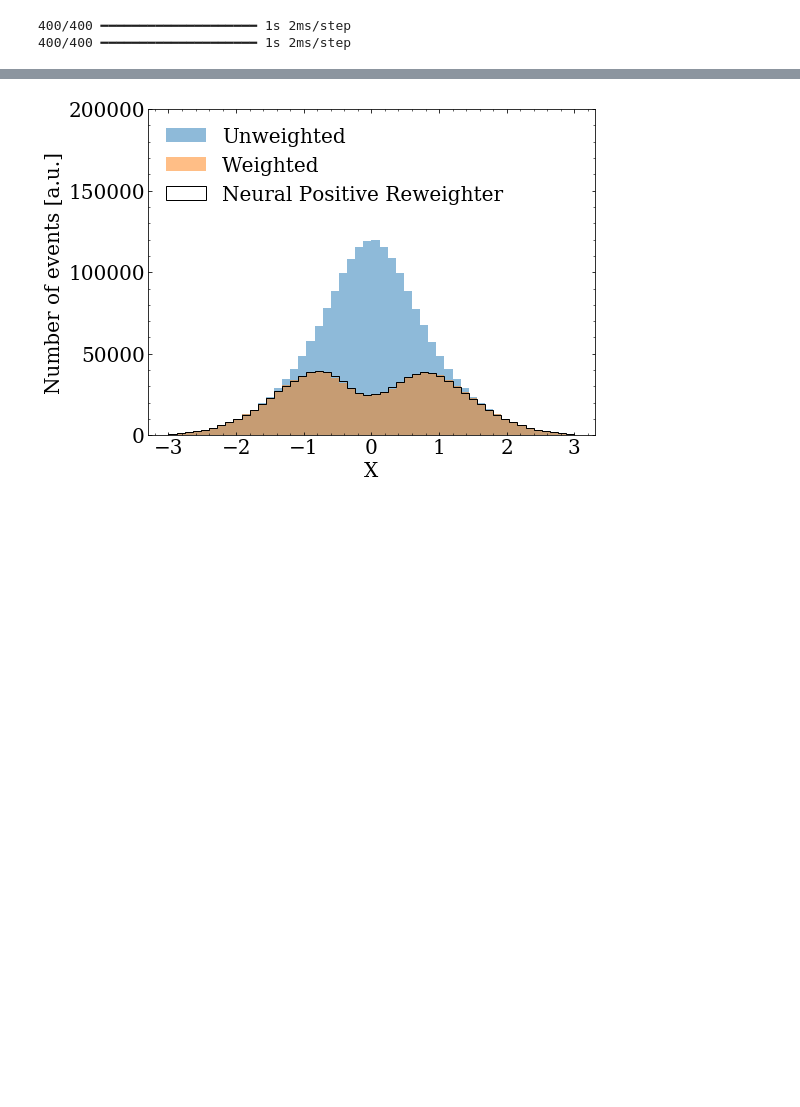
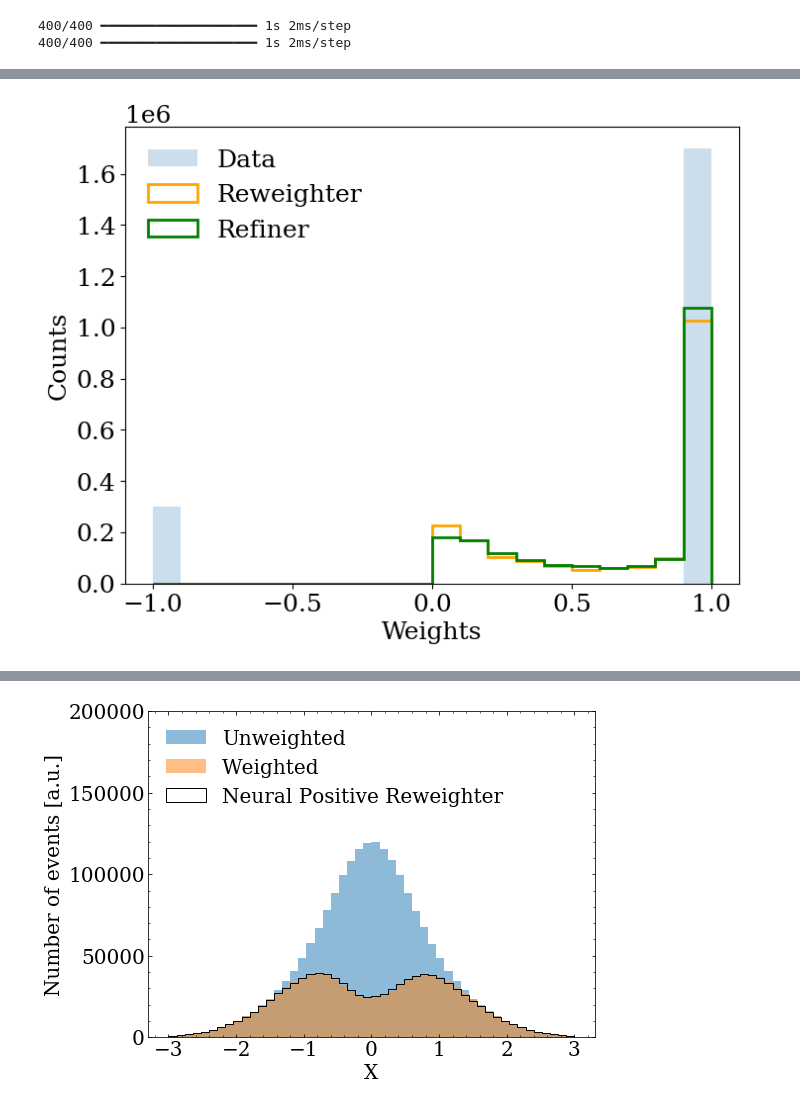
Before and after one commit to Nollde/weight_refiner, a Jupyter notebook: GaussianExample.ipynb, the cells around one changed output, grey strips where cells are left out. Drawn from its saved outputs; the diff is of its cells as text; code cells hidden in the pictures; blank space fills up the shorter version.

```diff
--- a/GaussianExample.ipynb
+++ b/GaussianExample.ipynb
@@ -73 +53,5 @@ plt.legend()
+# %%
+plot_w(data_natural, data_reweighter, data_resampler, bins=20)
+# %% [output]
+[figure, added]
 # %%
```
Also changed, not shown: parts of 14 cells of this notebook, 1 other file.
